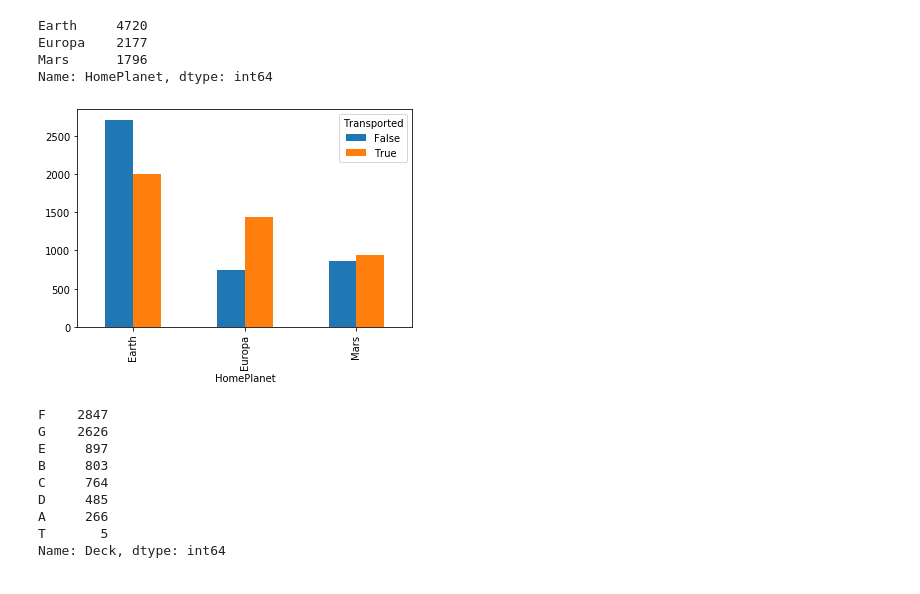
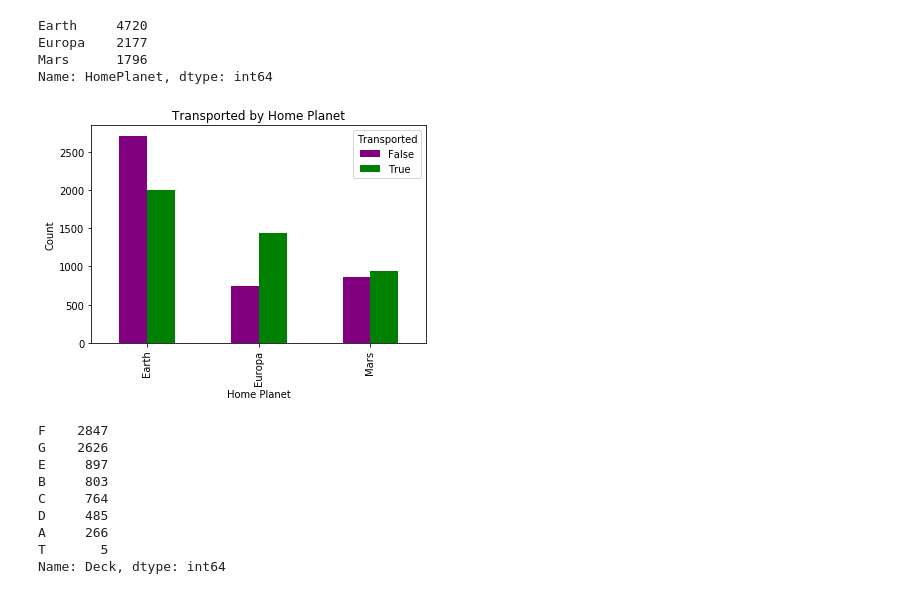
Before and after one commit to ginaleonardi/spaceship-titanic, a Jupyter notebook: dev_code_Gina.ipynb, the cells around one changed output. Cells and saved outputs as stored; diff of their text form; code cells hidden in the pictures.

```diff
--- a/dev_code_Gina.ipynb
+++ b/dev_code_Gina.ipynb
@@ -69,10 +67,16 @@ Name: HomePlanet, dtype: int64
 # %%
 # Plot home planet
 
-titanic_df.groupby(['HomePlanet', 'Transported']).size().unstack().plot(kind='bar', stacked=False)
+titanic_df.groupby(['HomePlanet', 'Transported']).size().unstack().plot(kind='bar', stacked=False, color=["purple", "green"])
+plt.title("Transported by Home Planet")
+plt.xlabel("Home Planet")
+plt.ylabel("Count")
+
+plt.savefig('byHomePlanet.jpg')
+
 plt.show()
 # %% [output]
-[figure, old version]
+[figure, new version]
 # %%
 titanic_df['Deck'].value_counts()
 # %% [output]
```
Also changed, not shown: parts of 10 cells of this notebook, 7 other files.
